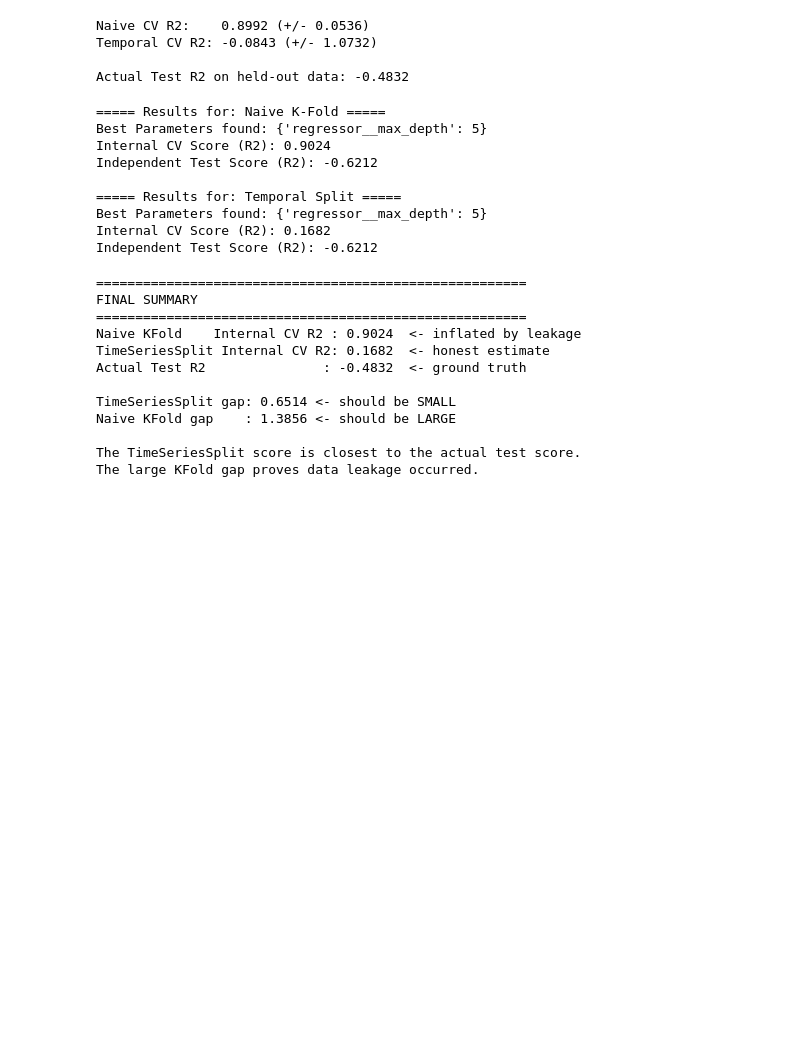
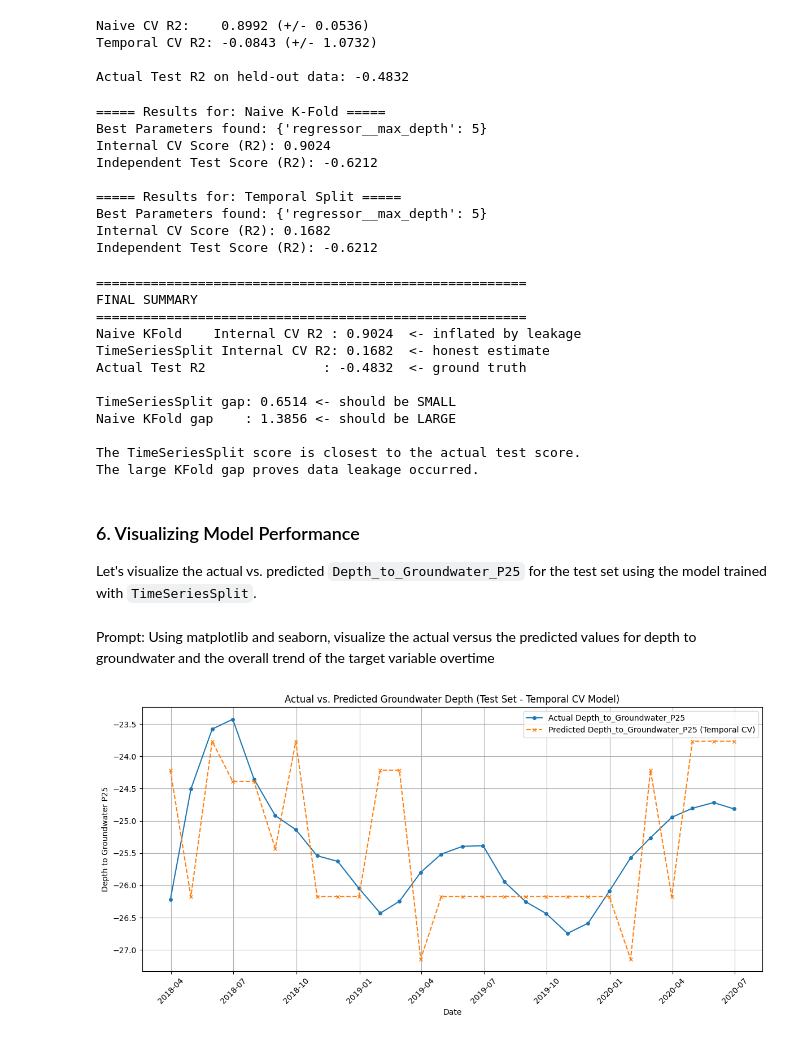
Before and after one commit to bgorume/petrignano-assignment, a Jupyter notebook: petrignano_assignment.ipynb, the cells around one changed output. Cells and saved outputs as stored; diff of their text form; code cells hidden in the pictures; blank space fills up the shorter version.

```diff
--- a/petrignano_assignment.ipynb
+++ b/petrignano_assignment.ipynb
@@ -23,7 +26,7 @@ os.listdir('/content')
 #        add seasonality variable ---
 
 # prompt: Load CSV, parse dates, sort chronologically, set index
-df = df = pd.read_csv('/content/Petrignano (1).csv', parse_dates=['Date'], dayfirst=True)
+df = df = pd.read_csv('/content/Petrignano.csv', parse_dates=['Date'], dayfirst=True)
 df = df.sort_values('Date').set_index('Date')
 
 print("Raw shape:", df.shape)
@@ -253,3 +258,29 @@ Naive KFold gap    : 1.3856 <- should be LARGE
 
 The TimeSeriesSplit score is closest to the actual test score.
 The large KFold gap proves data leakage occurred.
+# %% [markdown]
+### 6. Visualizing Model Performance
+
+Let's visualize the actual vs. predicted `Depth_to_Groundwater_P25` for the test set using the model trained with `TimeSeriesSplit`.
+# %% [markdown]
+Prompt: Using matplotlib and seaborn, visualize the actual versus the predicted values for depth to groundwater and the overall trend of the target variable overtime
+# %%
+import matplotlib.pyplot as plt
+import seaborn as sns
+
+# Get predictions from the best temporal model on the test set
+y_pred_temporal = result_temporal.best_estimator_.predict(X_test)
+
+plt.figure(figsize=(12, 6))
+plt.plot(y_test.index, y_test, label='Actual Depth_to_Groundwater_P25', marker='o', linestyle='-', markersize=4)
+plt.plot(y_test.index, y_pred_temporal, label='Predicted Depth_to_Groundwater_P25 (Temporal CV)', marker='x', linestyle='--', markersize=4)
+plt.title('Actual vs. Predicted Groundwater Depth (Test Set - Temporal CV Model)')
+plt.xlabel('Date')
+plt.ylabel('Depth to Groundwater P25')
+plt.legend()
+plt.grid(True)
+plt.xticks(rotation=45)
+plt.tight_layout()
+plt.show()
+# %% [output]
+[figure, added]
```
Also changed, not shown: parts of 6 cells of this notebook.
